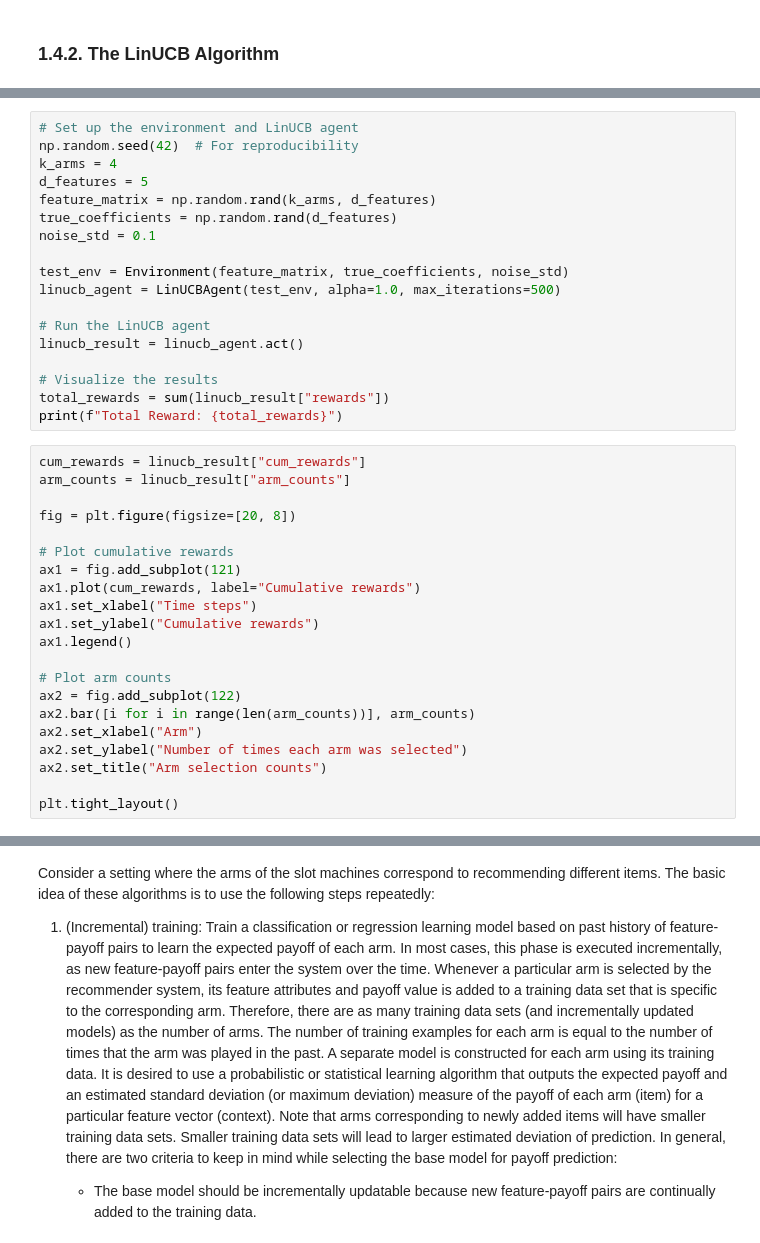
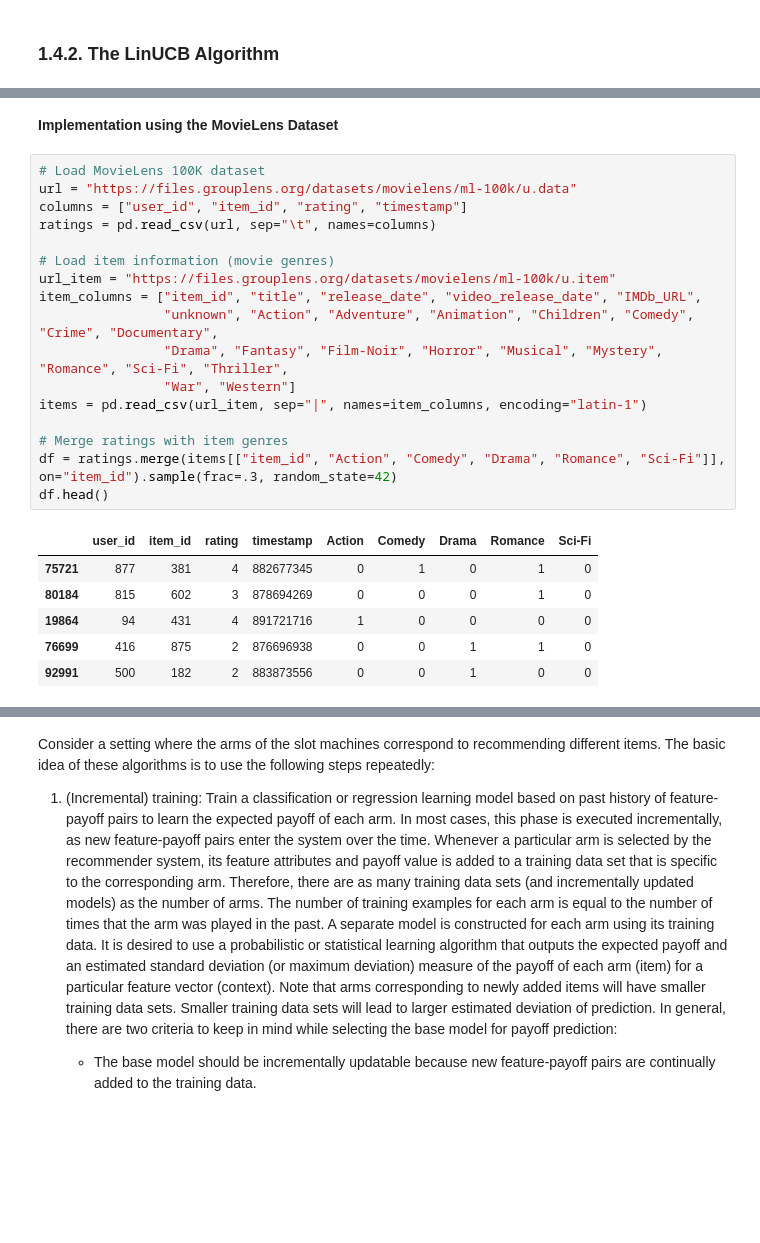
Before and after one commit to ioannismesionis/mab-thompson-sampling, a Jupyter notebook: multi_armed_bandits.ipynb, the cells around one changed output, grey strips where cells are left out. Drawn from its saved outputs; the diff is of its cells as text; blank space fills up the shorter version.

```diff
--- a/multi_armed_bandits.ipynb
+++ b/multi_armed_bandits.ipynb
@@ -590,39 +511,26 @@ class Environment:
-# %%
-# Set up the environment and LinUCB agent
-np.random.seed(42)  # For reproducibility
-k_arms = 4
-d_features = 5
-feature_matrix = np.random.rand(k_arms, d_features)
-true_coefficients = np.random.rand(d_features)
-noise_std = 0.1
-
-test_env = Environment(feature_matrix, true_coefficients, noise_std)
-linucb_agent = LinUCBAgent(test_env, alpha=1.0, max_iterations=500)
-
-# Run the LinUCB agent
-linucb_result = linucb_agent.act()
-
-# Visualize the results
-total_rewards = sum(linucb_result["rewards"])
-print(f"Total Reward: {total_rewards}")
-# %%
-cum_rewards = linucb_result["cum_rewards"]
-arm_counts = linucb_result["arm_counts"]
-
-fig = plt.figure(figsize=[20, 8])
-
-# Plot cumulative rewards
-ax1 = fig.add_subplot(121)
-ax1.plot(cum_rewards, label="Cumulative rewards")
-ax1.set_xlabel("Time steps")
-ax1.set_ylabel("Cumulative rewards")
-ax1.legend()
-
-# Plot arm counts
-ax2 = fig.add_subplot(122)
-ax2.bar([i for i in range(len(arm_counts))], arm_counts)
-ax2.set_xlabel("Arm")
-ax2.set_ylabel("Number of times each arm was selected")
-ax2.set_title("Arm selection counts")
-
-plt.tight_layout()
+# %% [markdown]
+**Implementation using the MovieLens Dataset**
+# %%
+# Load MovieLens 100K dataset
+url = "https://files.grouplens.org/datasets/movielens/ml-100k/u.data"
+columns = ["user_id", "item_id", "rating", "timestamp"]
+ratings = pd.read_csv(url, sep="\t", names=columns)
+
+# Load item information (movie genres)
+url_item = "https://files.grouplens.org/datasets/movielens/ml-100k/u.item"
+item_columns = ["item_id", "title", "release_date", "video_release_date", "IMDb_URL",
+                "unknown", "Action", "Adventure", "Animation", "Children", "Comedy", "Crime", "Documentary",
+                "Drama", "Fantasy", "Film-Noir", "Horror", "Musical", "Mystery", "Romance", "Sci-Fi", "Thriller",
+                "War", "Western"]
+items = pd.read_csv(url_item, sep="|", names=item_columns, encoding="latin-1")
+
+# Merge ratings with item genres
+df = ratings.merge(items[["item_id", "Action", "Comedy", "Drama", "Romance", "Sci-Fi"]], on="item_id").sample(frac=.3, random_state=42)
+df.head()
+# %% [output]
+|  | user_id | item_id | rating | timestamp | Action | Comedy | Drama | Romance | Sci-Fi |
+| 75721 | 877 | 381 | 4 | 882677345 | 0 | 1 | 0 | 1 | 0 |
+| 80184 | 815 | 602 | 3 | 878694269 | 0 | 0 | 0 | 1 | 0 |
+| 19864 | 94 | 431 | 4 | 891721716 | 1 | 0 | 0 | 0 | 0 |
+| 76699 | 416 | 875 | 2 | 876696938 | 0 | 0 | 1 | 1 | 0 |
+| 92991 | 500 | 182 | 2 | 883873556 | 0 | 0 | 1 | 0 | 0 |
```
Also changed, not shown: parts of 31 cells of this notebook, 1 other file.
